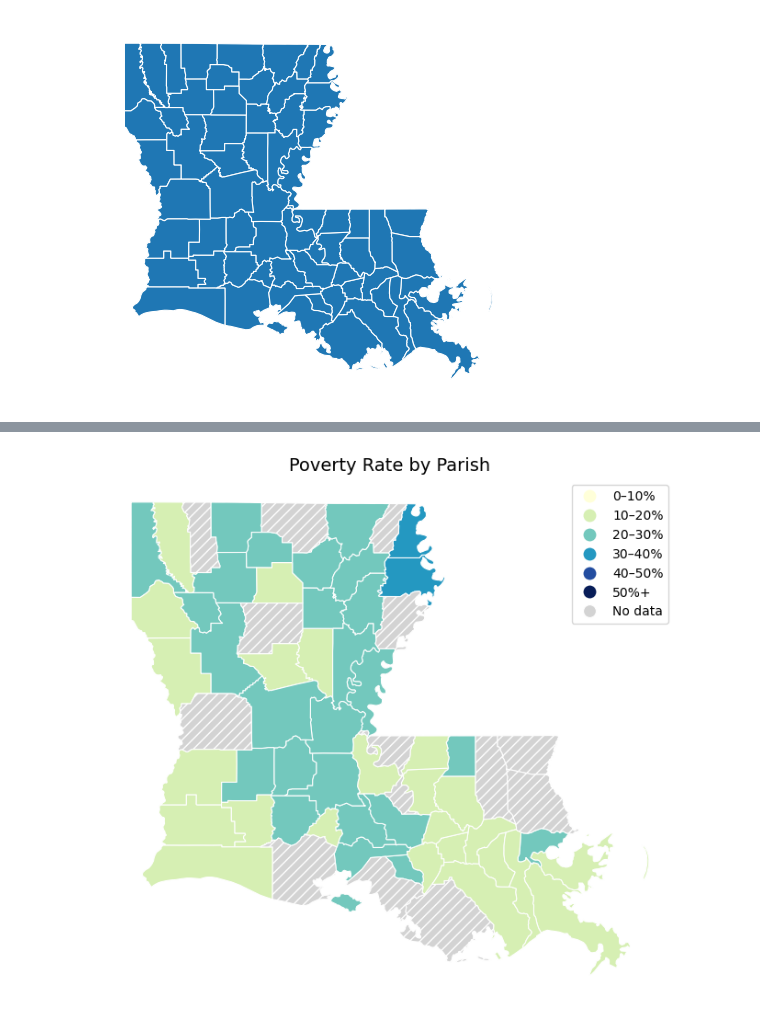
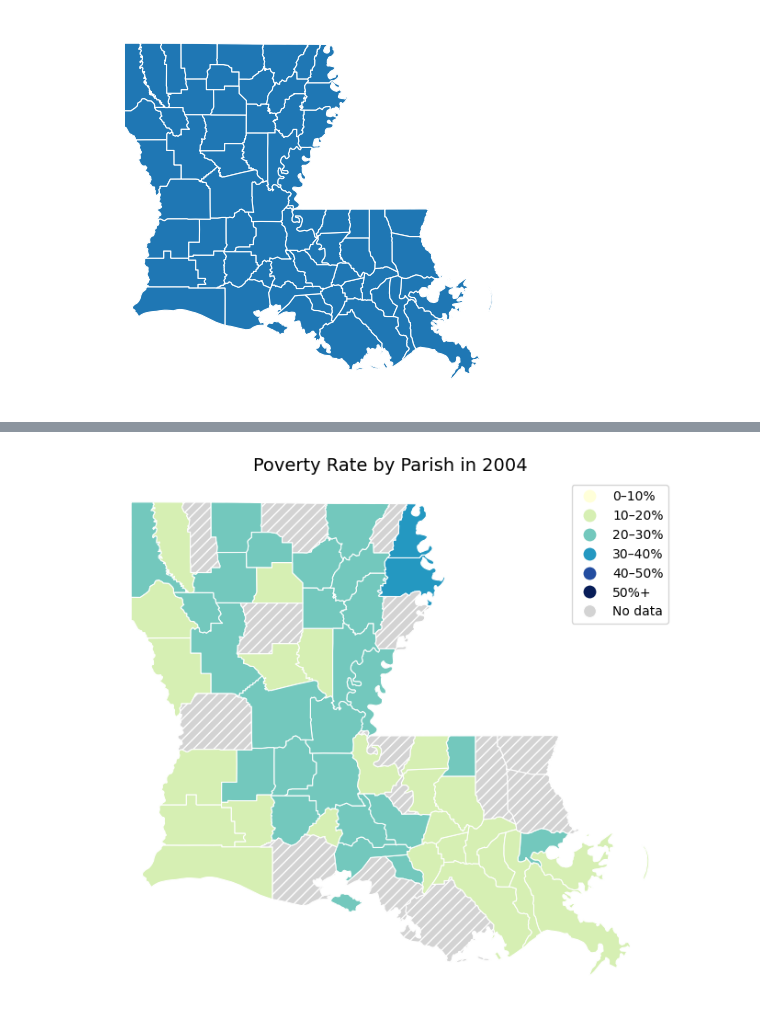
Before and after one commit to wujenny214/Policy-Study-into-Grant-Assistance-for-Post-Hurricane-Rebuilding-Efforts, a Jupyter notebook: code/mapping.ipynb, the cells around one changed output, grey strips where cells are left out. Drawn from its saved outputs; the diff is of its cells as text; code cells hidden in the pictures.

Commit message:
mapped poverty

```diff
--- a/code/mapping.ipynb
+++ b/code/mapping.ipynb
@@ -155,30 +155,30 @@ la_poverty.head()
 # %%
 # Create bins manually
 bins = [0, 10, 20, 30, 40, 50, 100]
 labels = ["0–10%", "10–20%", "20–30%", "30–40%", "40–50%", "50%+"]
 
 la_poverty["pov_bin"] = pd.cut(
     la_poverty["all_ages_pov_pct_est"], bins=bins, labels=labels, include_lowest=True
 )
 
 # Plot with grey for missing
 fig, ax = plt.subplots(figsize=(8, 8))
 la_poverty.plot(
     column="pov_bin",
     cmap="YlGnBu",
     linewidth=0.8,
     edgecolor="white",
     legend=True,
     ax=ax,
     missing_kwds={
         "color": "lightgrey",
         "edgecolor": "white",
         "hatch": "///",
         "label": "No data",
     },
 )
-ax.set_title("Poverty Rate by Parish", fontsize=14)
+ax.set_title("Poverty Rate by Parish in 2004", fontsize=14)
 ax.axis("off")
 plt.show()
 # %% [output]
-[figure, old version]
+[figure, new version]
```
